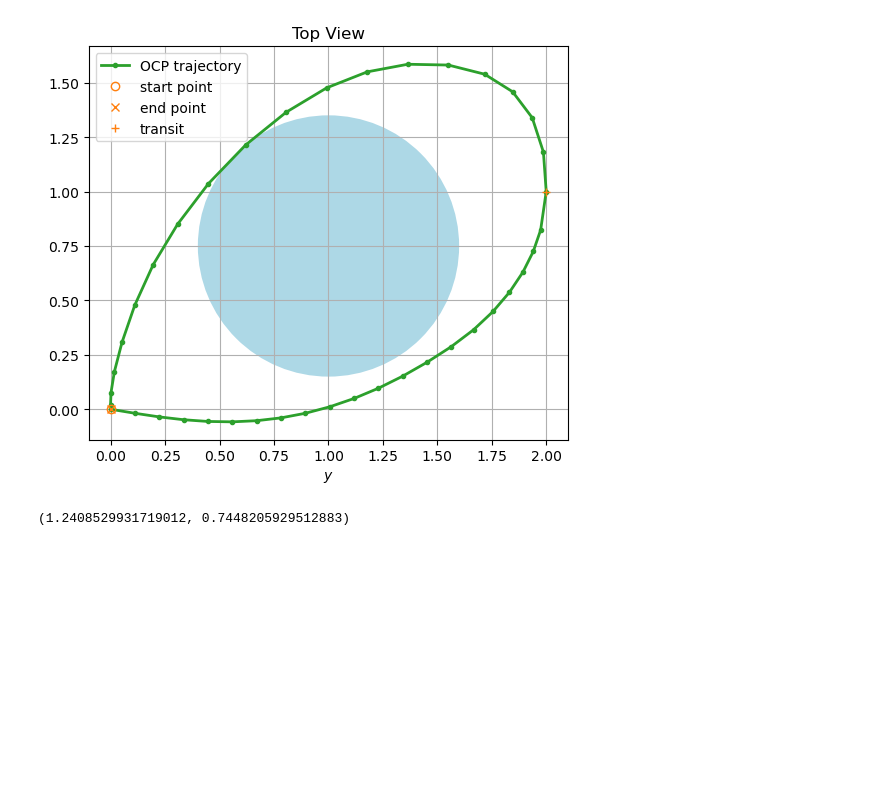
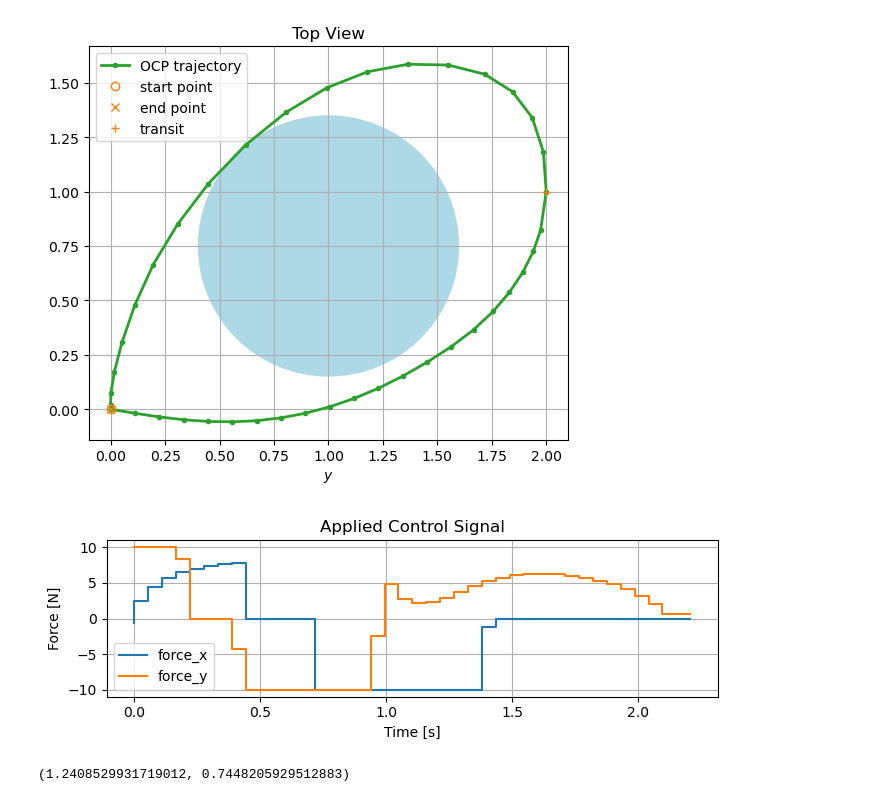
Before and after one commit to billtubbs/casadi-examples, a Jupyter notebook: 09-Time-Optimal-Control.ipynb, the cells around one changed output. Saved outputs shown, nothing was run; the diff lists cells and outputs as text; code cells hidden in the pictures; blank space fills up the shorter version.

```diff
--- a/09-Time-Optimal-Control.ipynb
+++ b/09-Time-Optimal-Control.ipynb
@@ -1273,7 +1273,10 @@ def obstacle_avoidance_problem_2_stages(
         k_transit=None,
         transit_pos=None,
         transit_vel=None,
-        X_pos_init=None
+        X_pos_init=None,
+        pos_limits=(-3, 3),
+        vel_limits=(-3, 3),
+        force_limits=(-10, 10)
     ):
 
     opti = Opti()
@@ -1309,7 +1312,7 @@ def obstacle_avoidance_problem_2_stages(
     for k in range(N+1):
         # Note: cas.norm_2 is not vectorizable
         distance_from_obstacle_centre = cas.norm_2(X[:2, k] - DM(obstacle_centre))
-        constraint = distance_from_obstacle_centre > DM(obstacle_radius)
+        constraint = distance_from_obstacle_centre >= DM(obstacle_radius)
         obstacle_constraints.append(constraint)
     # TODO: Try this:
     #obstacle_constraints = cas.sum1((X[:2,:] - obstacle_centre)**2) >= obstacle_radius**2
@@ -1412,6 +1415,16 @@ plt.savefig(os.path.join(plot_dir, filename))
 plt.show()
 # %% [output]
 [figure]
+# %%
+t_grid = np.linspace(0, T_sol, N+1)
+usol = sol.value(U)
+make_control_signal_plot(t_grid, usol)
+plt.tight_layout()
+filename = 'toc_sol_2_4_control.pdf'
+plt.savefig(os.path.join(plot_dir, filename))
+plt.show()
+# %% [output]
+[figure, added]
 # %%
 T1_sol = sol.value(T1)
 T2_sol = sol.value(T2)
```
Also changed, not shown: parts of 15 cells of this notebook.
